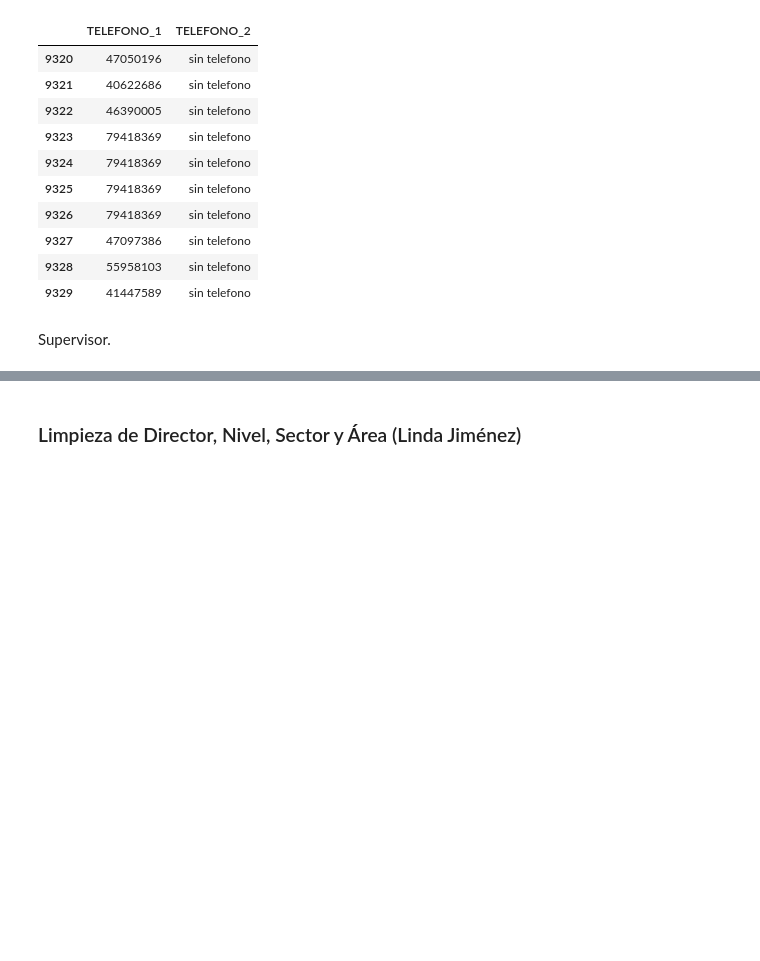
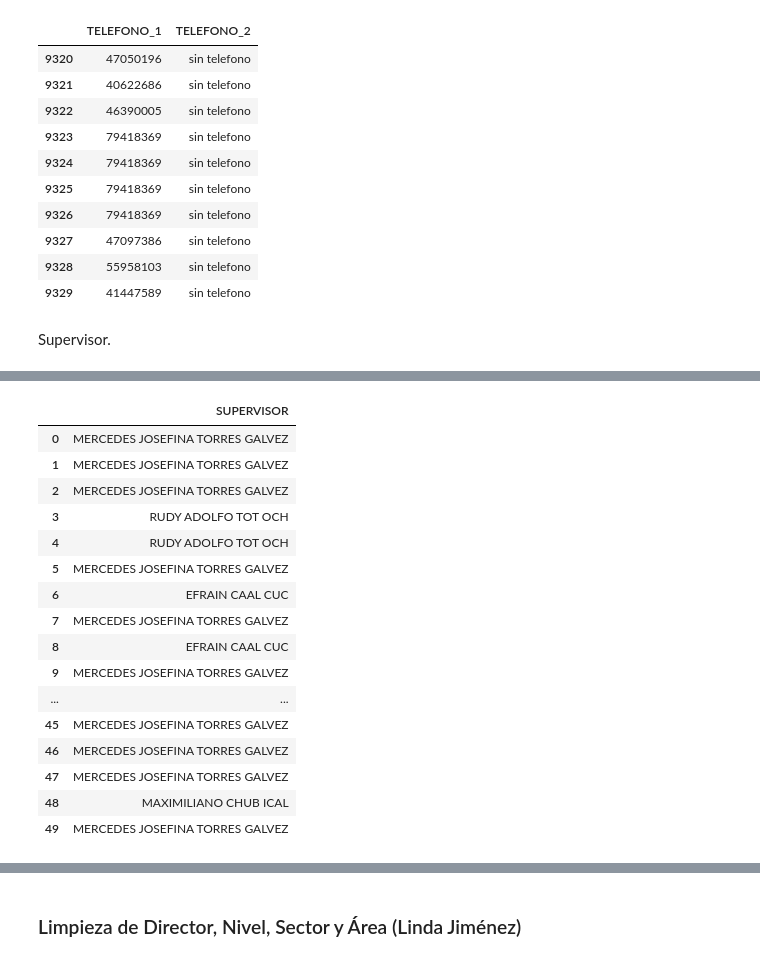
Before and after one commit to Dahernandezsilve/DataScience_Proyecto1, a Jupyter notebook: Proyecto01.ipynb, the cells around one changed output, grey strips where cells are left out. Drawn from its saved outputs; the diff is of its cells as text; code cells hidden in the pictures; blank space fills up the shorter version.

Commit message:
Columna Supervisor limpia

```diff
--- a/Proyecto01.ipynb
+++ b/Proyecto01.ipynb
@@ -709,3 +709,8 @@ dataFrame[['TELEFONO_1', 'TELEFONO_2']].tail(10)
 | 9329 | 41447589 | sin telefono |
 # %% [markdown]
 Supervisor.
+# %%
+# Reemplazar valores nulos en la columna 'DIRECCION' con "Sin dirección"
+dataFrame['SUPERVISOR'] = dataFrame['SUPERVISOR'].fillna('sin supervisor')
+
+dataFrame.info()
@@ -711,0 +735,43 @@ Supervisor.
+# %%
+dataFrame['SUPERVISOR'] = dataFrame['SUPERVISOR'].str.replace('[^A-Za-z0-9 ]+', '')  # Eliminar caracteres especiales
+
+# Reemplazar múltiples espacios por un solo espacio
+dataFrame['SUPERVISOR'] = dataFrame['SUPERVISOR'].str.replace(r'\s+', ' ', regex=True)
+# %%
+# Función para eliminar comillas y tildes
+def limpiar_texto_supervisor(texto):
+    # Eliminar comillas simples y dobles
+    texto = texto.replace("'", "").replace('"', "")
+
+    # Sustituir letras con tilde por letras sin tilde
+    texto = unicodedata.normalize('NFKD', texto).encode('ASCII', 'ignore').decode('ASCII')
+
+    # Eliminar comillas alrededor del texto
+    if texto.startswith('"') and texto.endswith('"'):
+        texto = texto[1:-1]
+
+    return texto
+
+# Aplicar la función a la columna 'ESTABLECIMIENTO'
+dataFrame['SUPERVISOR'] = dataFrame['SUPERVISOR'].apply(limpiar_texto_supervisor)
+
+# Verificar los cambios
+dataFrame[['SUPERVISOR']].head(50)
+# %% [output]
+|  | SUPERVISOR |
+| 0 | MERCEDES JOSEFINA TORRES GALVEZ |
+| 1 | MERCEDES JOSEFINA TORRES GALVEZ |
+| 2 | MERCEDES JOSEFINA TORRES GALVEZ |
+| 3 | RUDY ADOLFO TOT OCH |
+| 4 | RUDY ADOLFO TOT OCH |
+| 5 | MERCEDES JOSEFINA TORRES GALVEZ |
+| 6 | EFRAIN CAAL CUC |
+| 7 | MERCEDES JOSEFINA TORRES GALVEZ |
+| 8 | EFRAIN CAAL CUC |
+| 9 | MERCEDES JOSEFINA TORRES GALVEZ |
+| ... | ... |
+| 45 | MERCEDES JOSEFINA TORRES GALVEZ |
+| 46 | MERCEDES JOSEFINA TORRES GALVEZ |
+| 47 | MERCEDES JOSEFINA TORRES GALVEZ |
+| 48 | MAXIMILIANO CHUB ICAL |
+| 49 | MERCEDES JOSEFINA TORRES GALVEZ |
```
Also changed, not shown: parts of 2 cells of this notebook, 1 other file.
